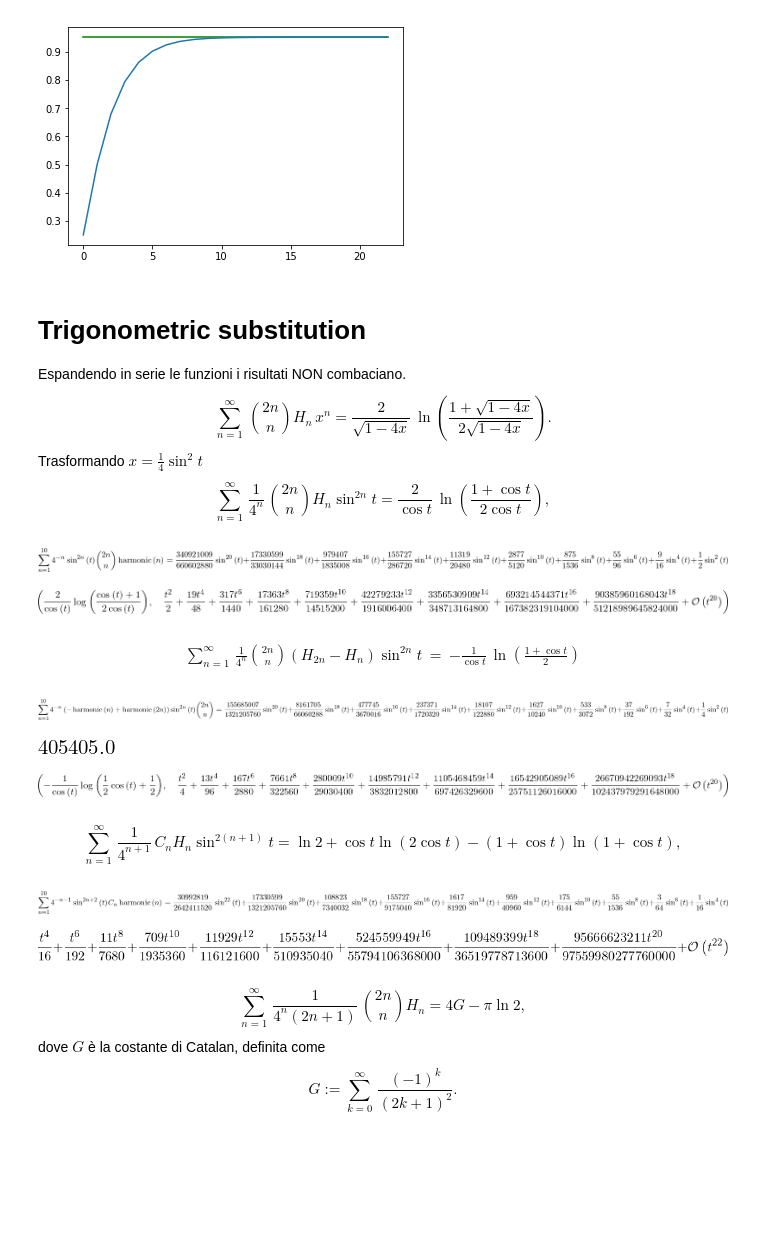
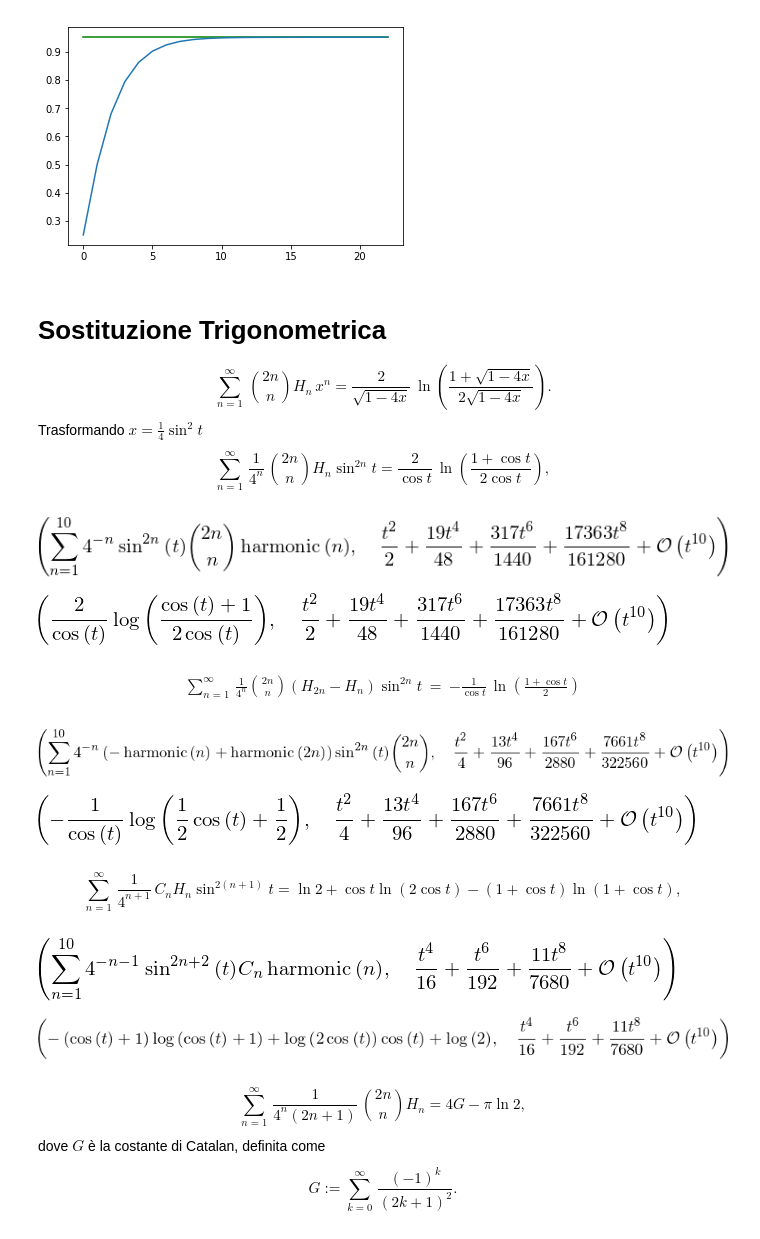
Before and after one commit to mameli/Analysis_and_Design_of_Algorithms, a Jupyter notebook: Chen21/chen.ipynb, the cells around one changed output. Saved outputs shown, nothing was run; the diff lists cells and outputs as text; code cells hidden in the pictures; blank space fills up the shorter version.

Commit message:
fix trigonometriche

```diff
--- a/Chen21/chen.ipynb
+++ b/Chen21/chen.ipynb
@@ -593,8 +601,7 @@ plt.show()
 # %% [output]
 [figure]
 # %% [markdown]
-# Trigonometric substitution
-Espandendo in serie le funzioni i risultati NON combaciano.
+# Sostituzione Trigonometrica
 \begin{equation}
 \sum_{n=1}^\infty\,\binom{2n}{n}H_n\,x^n = \frac{2}{\sqrt{1-4x}}\,\ln\left(\frac{1+\sqrt{1 -4x}}{2\sqrt{1-4x}}\right).
 \end{equation}
@@ -605,15 +612,14 @@ Trasformando $x = \frac{1}{4}\sin^2t$
 # %%
 s10 = Sum(1/4**n*binomial(2*n,n)*harmonic(n)*sin(t)**(2*n),(n,1,k))
 s10_expr = Lambda([t], 2/cos(t)*ln((1+cos(t))/(2*cos(t))))
 expanded = s10.subs({k:EXP_VALUE})
-# Eq(expanded, expanded.doit().subs({sin(t)**2: k}))
-Eq(expanded, expanded.doit())
+expanded, series(expanded.doit(), t, n=EXP_VALUE)
 # %% [output]
-[figure, old version]
+[figure, new version]
 # %%
-s10_expr(t), series(s10_expr(t), t, n=EXP_VALUE * 2)
+s10_expr(t), series(s10_expr(t), t, n=EXP_VALUE)
 # %% [output]
-[figure, old version]
+[figure, new version]
 # %% [markdown]
 \begin{eqnarray}
 \sum_{n=1}^\infty\,\frac{1}{4^n}\binom{2n}{n}(H_{2n} - H_n)\sin^{2n}t & = & - \frac{1}{\cos t}\,\ln\left(\frac{1 + \cos t}{2}\right)
@@ -622,17 +628,13 @@ s10_expr(t), series(s10_expr(t), t, n=EXP_VALUE * 2)
 s28 = Sum(1/4**n*binomial(2*n,n)*(harmonic(2*n) - harmonic(n))*sin(t)**(2*n), (n,1,k))
 s28_expr = Lambda([t], -1/cos(t)*ln((1+cos(t))/2))
 expanded = s28.subs({k:EXP_VALUE})
-Eq(expanded, expanded.doit())
+expanded, series(expanded.doit(), t, n=EXP_VALUE)
 # %% [output]
-[figure, old version]
+[figure, new version]
-# %%
-697426329600/1720320
-# %% [output]
-[figure, removed]
 # %%
-s28_expr(t), series(s28_expr(t), t, n=20)
+s28_expr(t), series(s28_expr(t), t, n=EXP_VALUE)
 # %% [output]
-[figure, old version]
+[figure, new version]
 # %% [markdown]
 \begin{equation}
 \sum_{n=1}^\infty\,\frac{1}{4^{n+1}}\,C_{n}H_n\sin^{2(n+1)}t =\ln 2 + \cos t\ln(2\cos t) - (1 + \cos t)\ln(1 + \cos t),
@@ -641,13 +643,13 @@ s28_expr(t), series(s28_expr(t), t, n=20)
 s11 = Sum(1/4**(n+1)*catalan(n)*harmonic(n)*sin(t)**(2*(n+1)),(n,1,k))
 s11_expr = Lambda([t], ln(2)+cos(t)*ln(2*cos(t))-(1+cos(t))*ln(1+cos(t)))
 expanded = s11.subs({k:EXP_VALUE})
-Eq(expanded, expanded.doit())
+expanded, series(expanded.doit(), t, n=EXP_VALUE)
 # %% [output]
-[figure, old version]
+[figure, new version]
 # %%
-series(s11_expr(t), t, n=22)
+s11_expr(t), series(s11_expr(t), t, n=EXP_VALUE)
 # %% [output]
-[figure, old version]
+[figure, new version]
 # %% [markdown]
 \begin{equation}
 \sum_{n=1}^\infty\,\frac{1}{4^n(2n+1)}\,\binom{2n}{n}H_n = 4G - \pi\ln 2,
```
Also changed, not shown: parts of 3 cells of this notebook.
